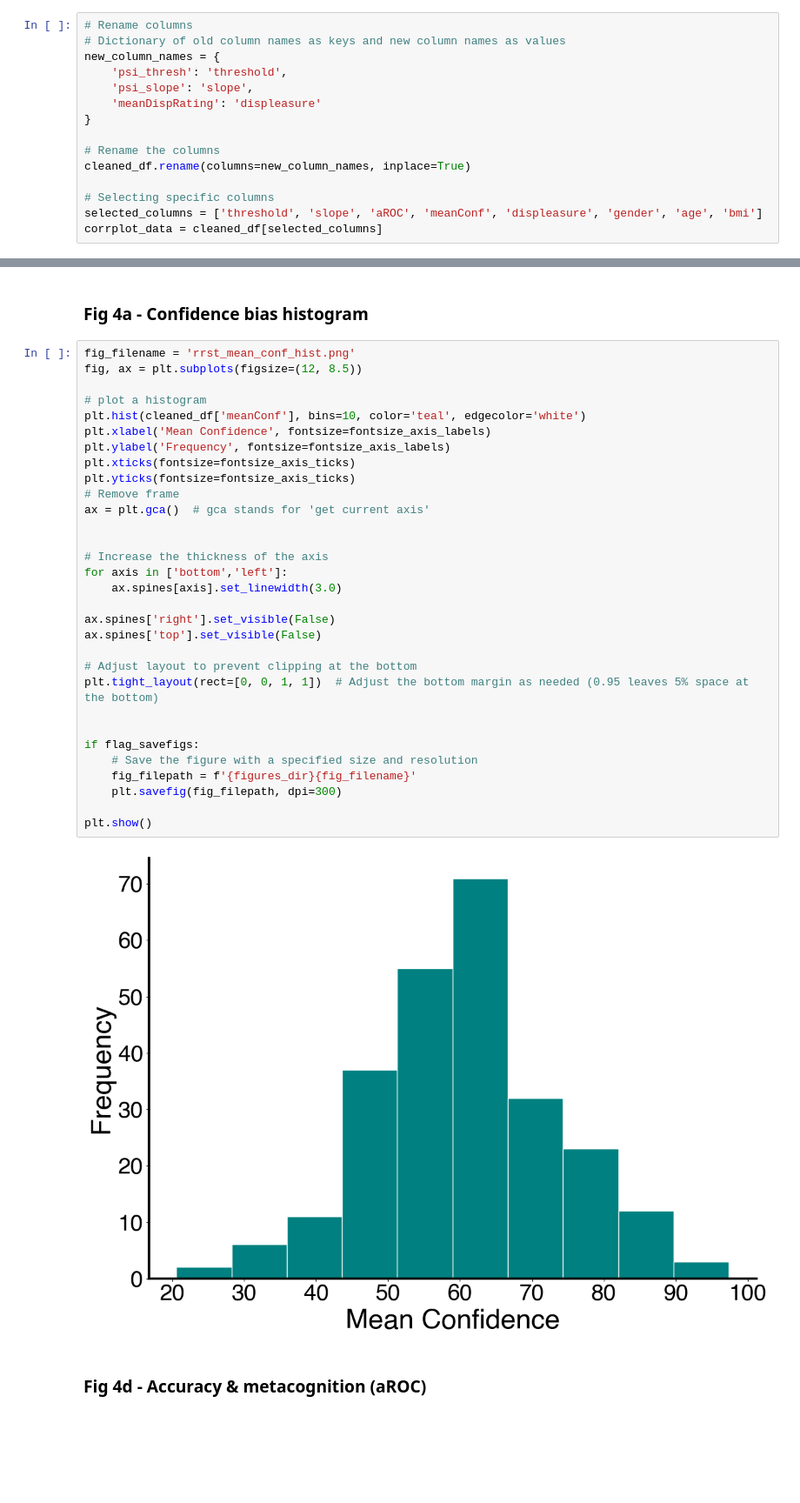
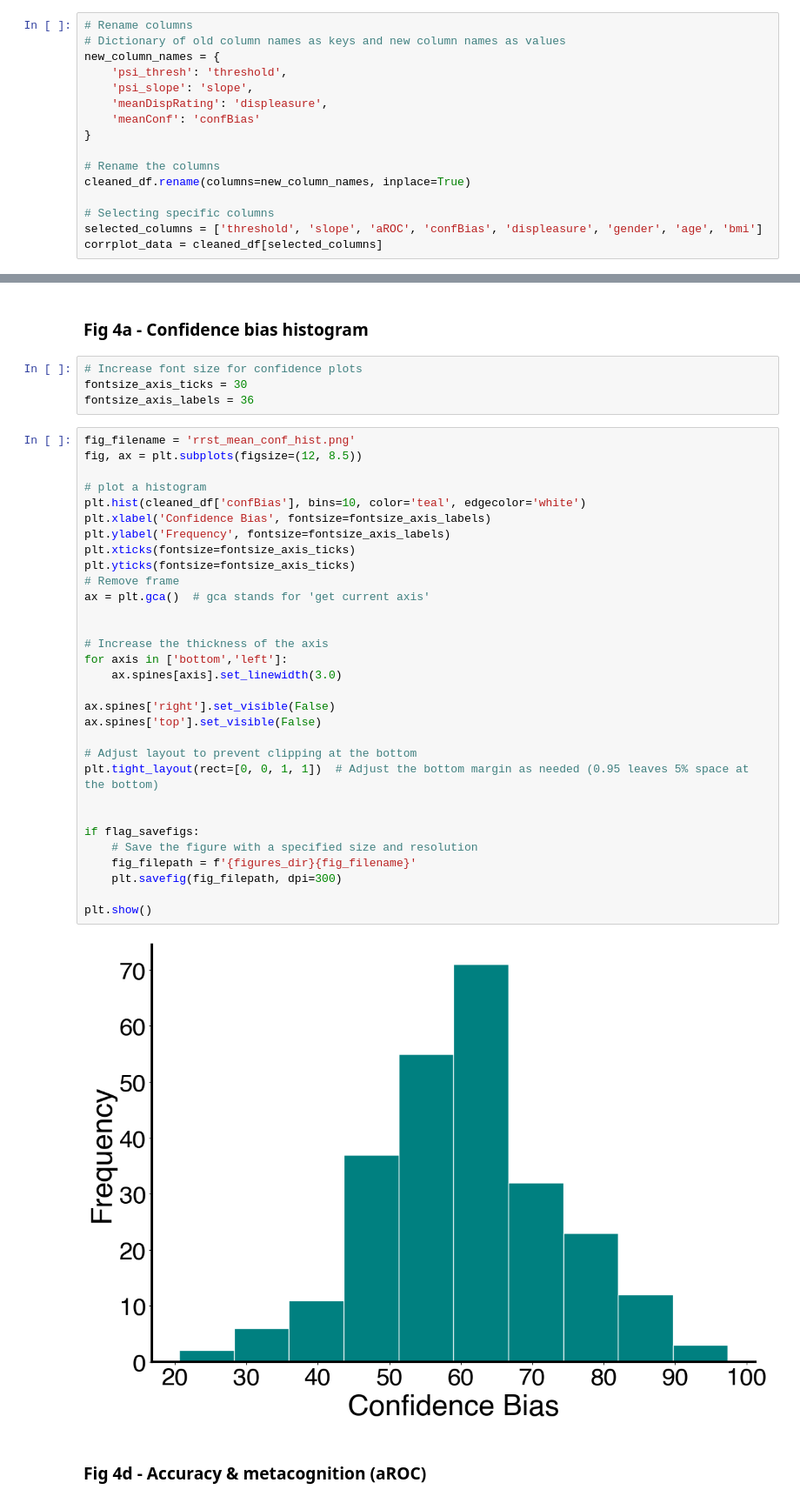
Before and after one commit to embodied-computation-group/Respiroception_VBQ, a Jupyter notebook: analysis/respirocept_behav_analysis.ipynb, the cells around one changed output, grey strips where cells are left out. Shown at 87% size. Saved outputs shown, nothing was run; the diff lists cells and outputs as text; blank space fills up the shorter version.

```diff
--- a/analysis/respirocept_behav_analysis.ipynb
+++ b/analysis/respirocept_behav_analysis.ipynb
@@ -195,14 +197,15 @@ plt.show()
 new_column_names = {
     'psi_thresh': 'threshold',
     'psi_slope': 'slope',
-    'meanDispRating': 'displeasure'
+    'meanDispRating': 'displeasure',
+    'meanConf': 'confBias'
 }
 
 # Rename the columns
 cleaned_df.rename(columns=new_column_names, inplace=True)
 
 # Selecting specific columns
-selected_columns = ['threshold', 'slope', 'aROC', 'meanConf', 'displeasure', 'gender', 'age', 'bmi']
+selected_columns = ['threshold', 'slope', 'aROC', 'confBias', 'displeasure', 'gender', 'age', 'bmi']
 corrplot_data = cleaned_df[selected_columns]
 # %% [output]
 A value is trying to be set on a copy of a slice from a DataFrame
@@ -279,38 +282,42 @@ plt.show()
 # %% [markdown]
 ### Fig 4a -  Confidence bias histogram
+# %%
+# Increase font size for confidence plots
+fontsize_axis_ticks = 30
+fontsize_axis_labels = 36
 # %%
 fig_filename = 'rrst_mean_conf_hist.png'
 fig, ax = plt.subplots(figsize=(12, 8.5))
 
 # plot a histogram
-plt.hist(cleaned_df['meanConf'], bins=10, color='teal', edgecolor='white')
-plt.xlabel('Mean Confidence', fontsize=fontsize_axis_labels)
+plt.hist(cleaned_df['confBias'], bins=10, color='teal', edgecolor='white')
+plt.xlabel('Confidence Bias', fontsize=fontsize_axis_labels)
 plt.ylabel('Frequency', fontsize=fontsize_axis_labels)
 plt.xticks(fontsize=fontsize_axis_ticks)
 plt.yticks(fontsize=fontsize_axis_ticks)
 # Remove frame
 ax = plt.gca()  # gca stands for 'get current axis'
 
 
 # Increase the thickness of the axis
 for axis in ['bottom','left']:
     ax.spines[axis].set_linewidth(3.0)
 
 ax.spines['right'].set_visible(False)
 ax.spines['top'].set_visible(False)
 
 # Adjust layout to prevent clipping at the bottom
 plt.tight_layout(rect=[0, 0, 1, 1])  # Adjust the bottom margin as needed (0.95 leaves 5% space at the bottom)
 
 
 if flag_savefigs:
     # Save the figure with a specified size and resolution
     fig_filepath = f'{figures_dir}{fig_filename}'
     plt.savefig(fig_filepath, dpi=300)
 
 plt.show()
 # %% [output]
-[figure, old version]
+[figure, new version]
 # %% [markdown]
 ### Fig 4d -  Accuracy & metacognition (aROC)
 # %%
```
Also changed, not shown: parts of 7 cells of this notebook.
